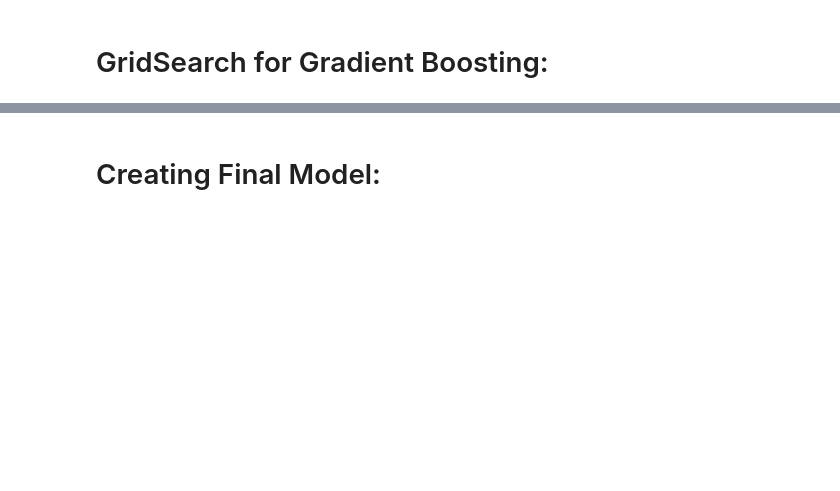
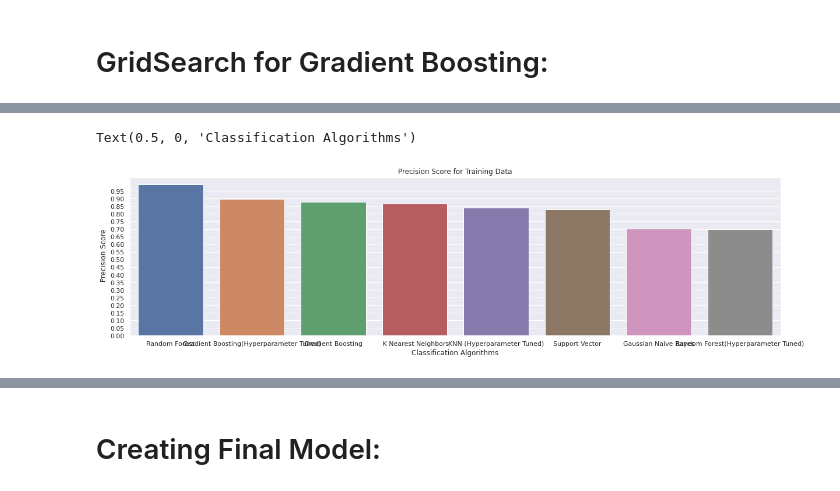
Before and after one commit to manisha-dhanuka/Supervised-Classification, a Jupyter notebook: Android_Authenticity_Prediction.ipynb, the cells around one changed output, grey strips where cells are left out. Saved outputs shown, nothing was run; the diff lists cells and outputs as text; code cells hidden in the pictures; blank space fills up the shorter version.

```diff
--- a/Android_Authenticity_Prediction.ipynb
+++ b/Android_Authenticity_Prediction.ipynb
@@ -1286,0 +1248,13 @@ plot_confusion_matrix(classifier2, X_test, y_test)
+# %%
+# Precision:
+plt.figure(figsize = (20,5))
+sns.barplot(data = metric_df,x =metric_df.index , y =('Train','Precision'),order = metric_df.sort_values(('Train','Precision'),ascending = False).index)
+plt.yticks(np.arange(0,1,0.05))
+plt.title("Precision Score for Training Data")
+plt.ylabel(" Precision Score")
+plt.xlabel("Classification Algorithms")
+# plt.savefig("precision.png")
+# files.download("precision.png");
+# %% [output]
+Text(0.5, 0, 'Classification Algorithms')
+[figure, added]
```
Also changed, not shown: parts of 56 cells of this notebook.
